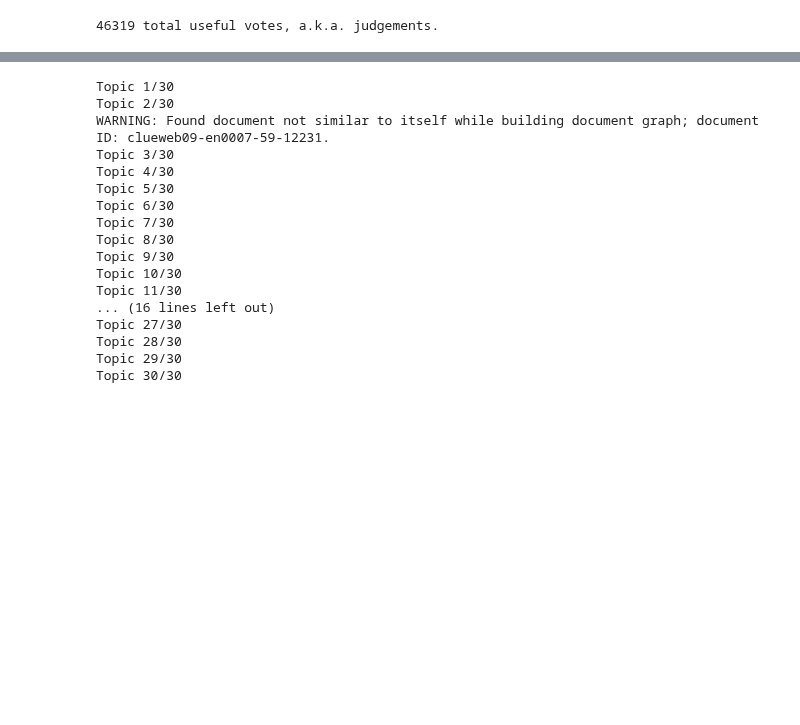
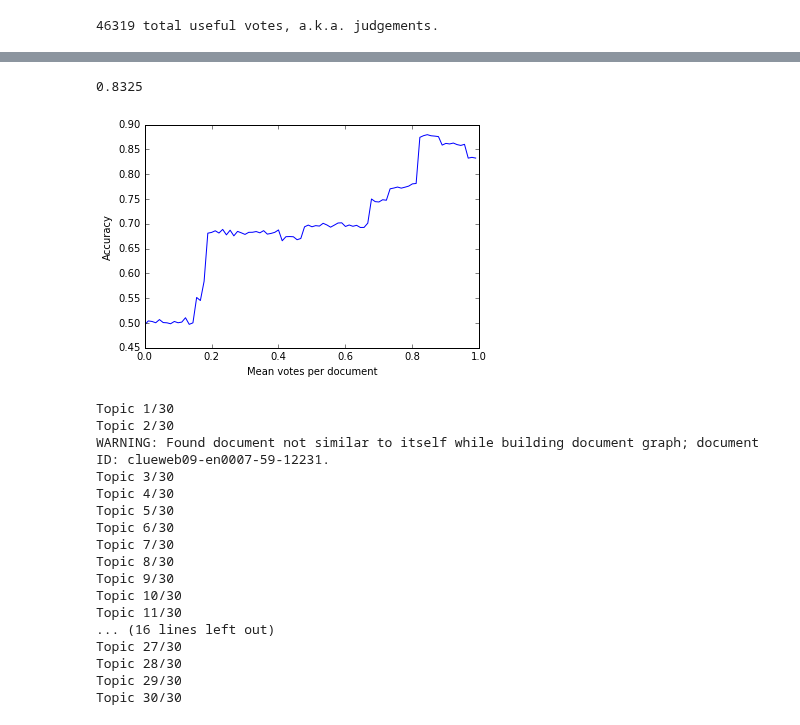
Before and after one commit to AndreiBarsan/crowd, a Jupyter notebook: notebooks/Majority Voting Experiments.ipynb, the cells around one changed output, grey strips where cells are left out. Cells and saved outputs as stored; diff of their text form; code cells hidden in the pictures; blank space fills up the shorter version.

```diff
--- a/notebooks/Majority Voting Experiments.ipynb
+++ b/notebooks/Majority Voting Experiments.ipynb
@@ -278,3 +345,9 @@ print(acc_avg[-1])
+# %%
+acc_avg = plot_learning_curve('20704', aggregate_MV_NN, iterations=1000, max_votes=1, rho_s=0.5)
+print(acc_avg[-1])
+# %% [output]
+0.8325
+[figure, added]
 # %%
 after_one_vote = {}
 topic_count = len(id_topic_info)
```
Also changed, not shown: parts of 8 cells of this notebook, 1 other file.
